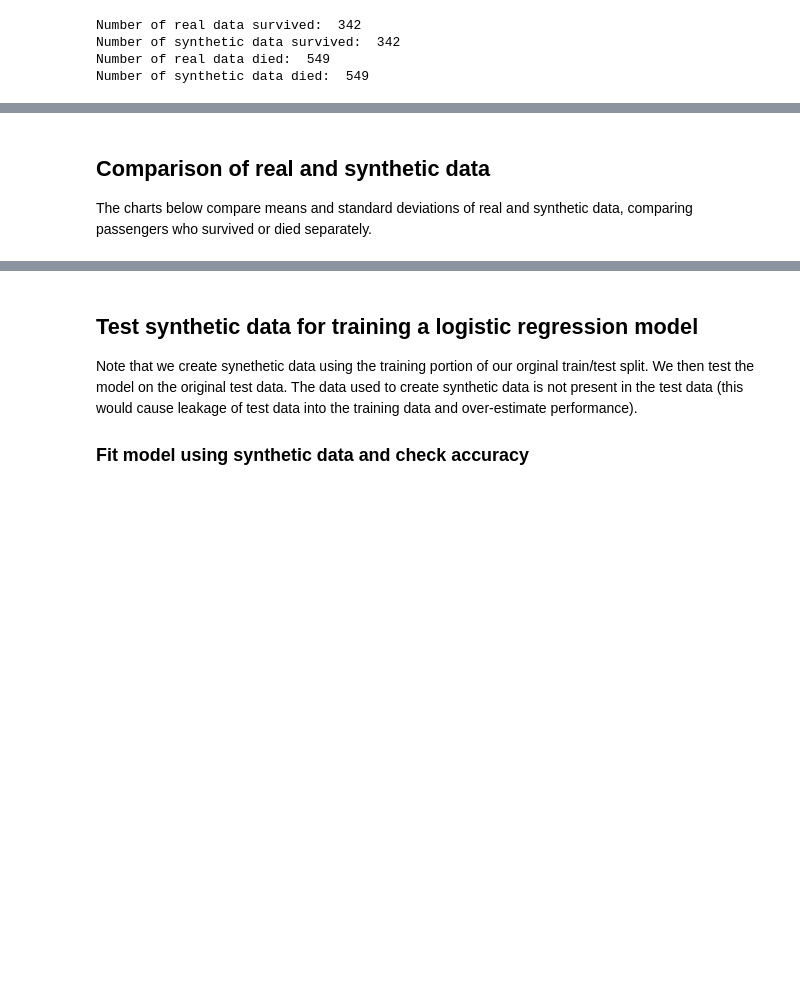
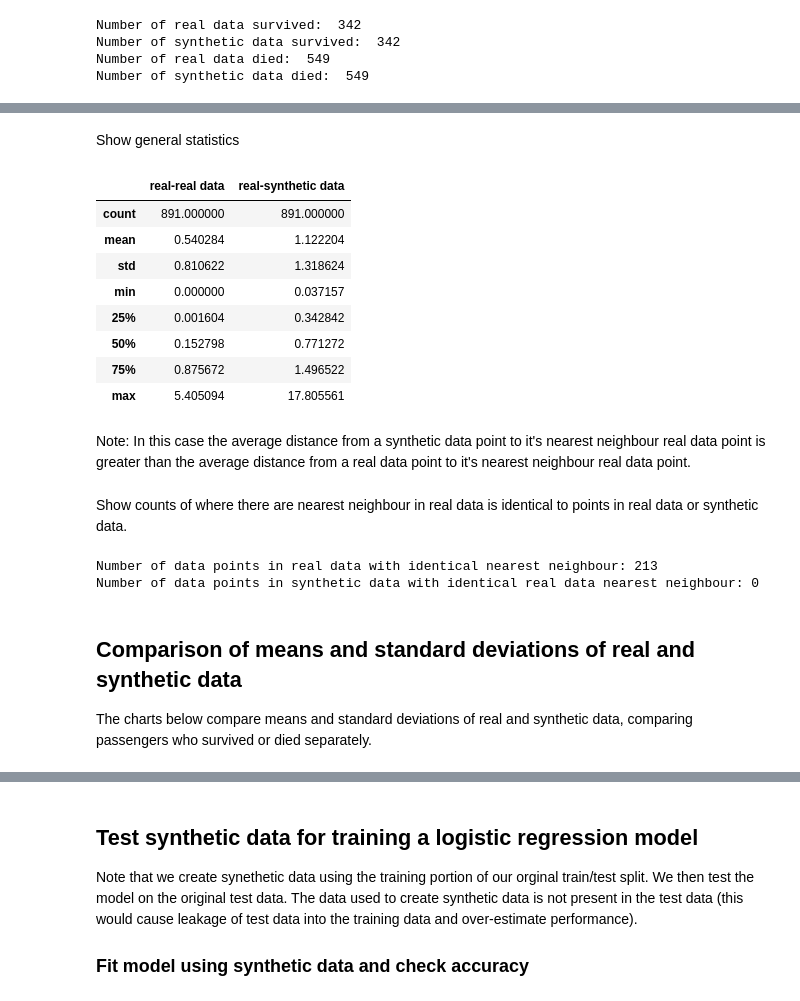
Before and after one commit to MichaelAllen1966/titanic, a Jupyter notebook: 30_synthetic_data _SMOTE.ipynb, the cells around one changed output, grey strips where cells are left out. Drawn from its saved outputs; the diff is of its cells as text; code cells hidden in the pictures; blank space fills up the shorter version.

```diff
--- a/30_synthetic_data _SMOTE.ipynb
+++ b/30_synthetic_data _SMOTE.ipynb
@@ -480,5 +508,35 @@ Number of synthetic data died:  549
+# %% [markdown]
+Show general statistics
+# %%
+statistics = pd.DataFrame()
+statistics['real-real data'] = pd.DataFrame(dist_real_real).describe()
+statistics['real-synthetic data'] = pd.DataFrame(dist_synthetic_real).describe()
+statistics
+# %% [output]
+|  | real-real data | real-synthetic data |
+| count | 891.000000 | 891.000000 |
+| mean | 0.540284 | 1.122204 |
+| std | 0.810622 | 1.318624 |
+| min | 0.000000 | 0.037157 |
+| 25% | 0.001604 | 0.342842 |
+| 50% | 0.152798 | 0.771272 |
+| 75% | 0.875672 | 1.496522 |
+| max | 5.405094 | 17.805561 |
+# %% [markdown]
+Note: In this case the average distance from a synthetic data point to it's nearest neighbour real data point is greater than the average distance from a real data point to it's nearest neighbour real data point.
+# %% [markdown]
+Show counts of where there are nearest neighbour in real data is identical to points in real data or synthetic data.
+# %%
+count = np.sum(dist_real_real <0.001)
+print (f'Number of data points in real data with identical nearest neighbour: {count}')
+
+count = np.sum(dist_synthetic_real <0.001)
+print (f'Number of data points in synthetic data with identical real data nearest neighbour: {count}')
+# %% [output]
+Number of data points in real data with identical nearest neighbour: 213
+Number of data points in synthetic data with identical real data nearest neighbour: 0
 # %% [markdown]
-## Comparison of real and synthetic data
+## Comparison of means and standard deviations of real and synthetic data
 
 The charts below compare means and standard deviations of real and synthetic data, comparing passengers who survived or died separately.
 # %%
```
Also changed, not shown: parts of 12 cells of this notebook, 8 other files.
